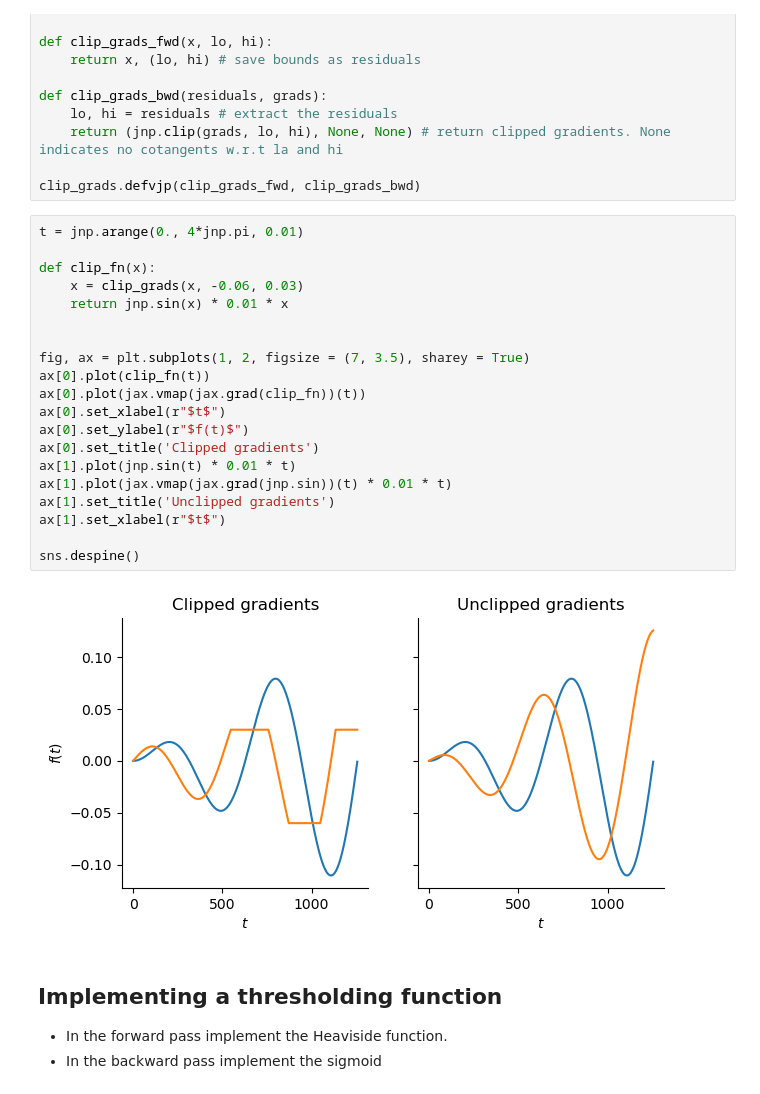
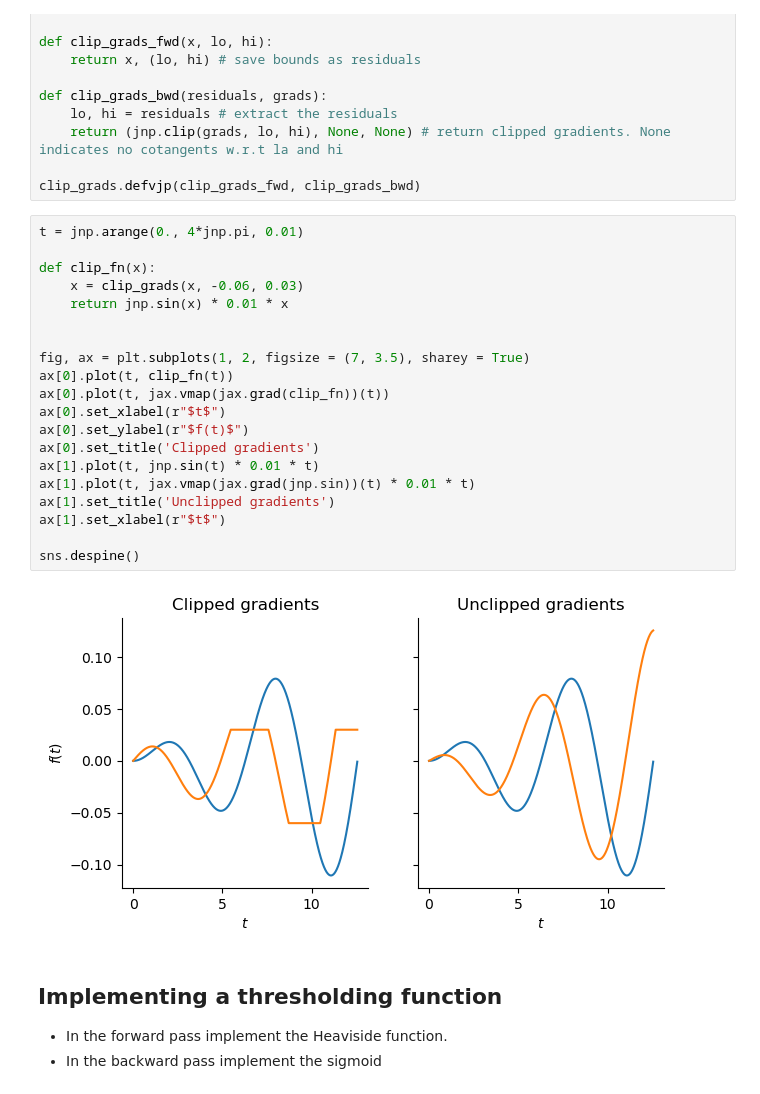
Before and after one commit to Integrated-Systems-Neuroengineering/scrramble, a Jupyter notebook: Tutorials/custom_grads_jax.ipynb, the cells around one changed output. Cells and saved outputs as stored; diff of their text form.

Commit message:
Jax custum grads tut

```diff
--- a/Tutorials/custom_grads_jax.ipynb
+++ b/Tutorials/custom_grads_jax.ipynb
@@ -35,25 +35,25 @@ clip_grads.defvjp(clip_grads_fwd, clip_grads_bwd)
 # %%
 t = jnp.arange(0., 4*jnp.pi, 0.01)
 
 def clip_fn(x):
     x = clip_grads(x, -0.06, 0.03)
     return jnp.sin(x) * 0.01 * x
 
 
 fig, ax = plt.subplots(1, 2, figsize = (7, 3.5), sharey = True)
-ax[0].plot(clip_fn(t))
-ax[0].plot(jax.vmap(jax.grad(clip_fn))(t))
+ax[0].plot(t, clip_fn(t))
+ax[0].plot(t, jax.vmap(jax.grad(clip_fn))(t))
 ax[0].set_xlabel(r"$t$")
 ax[0].set_ylabel(r"$f(t)$")
 ax[0].set_title('Clipped gradients')
-ax[1].plot(jnp.sin(t) * 0.01 * t)
-ax[1].plot(jax.vmap(jax.grad(jnp.sin))(t) * 0.01 * t)
+ax[1].plot(t, jnp.sin(t) * 0.01 * t)
+ax[1].plot(t, jax.vmap(jax.grad(jnp.sin))(t) * 0.01 * t)
 ax[1].set_title('Unclipped gradients')
 ax[1].set_xlabel(r"$t$")
 
 sns.despine()
 # %% [output]
-[figure, old version]
+[figure, new version]
 # %% [markdown]
 ## Implementing a thresholding function
 - In the forward pass implement the Heaviside function.
```
Also changed, not shown: parts of 7 cells of this notebook.
